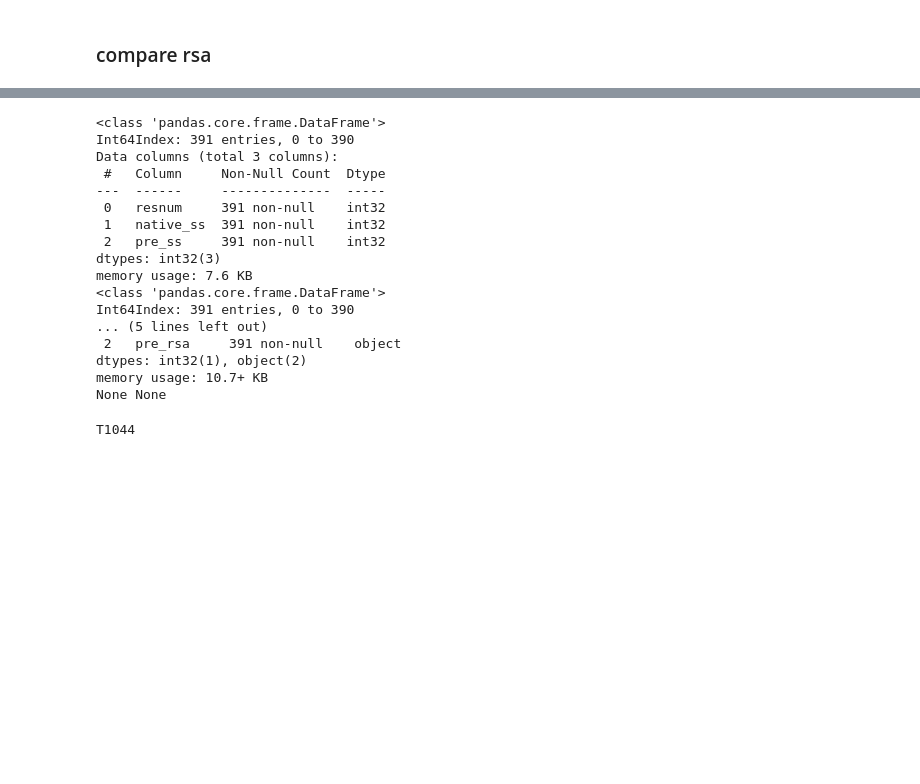
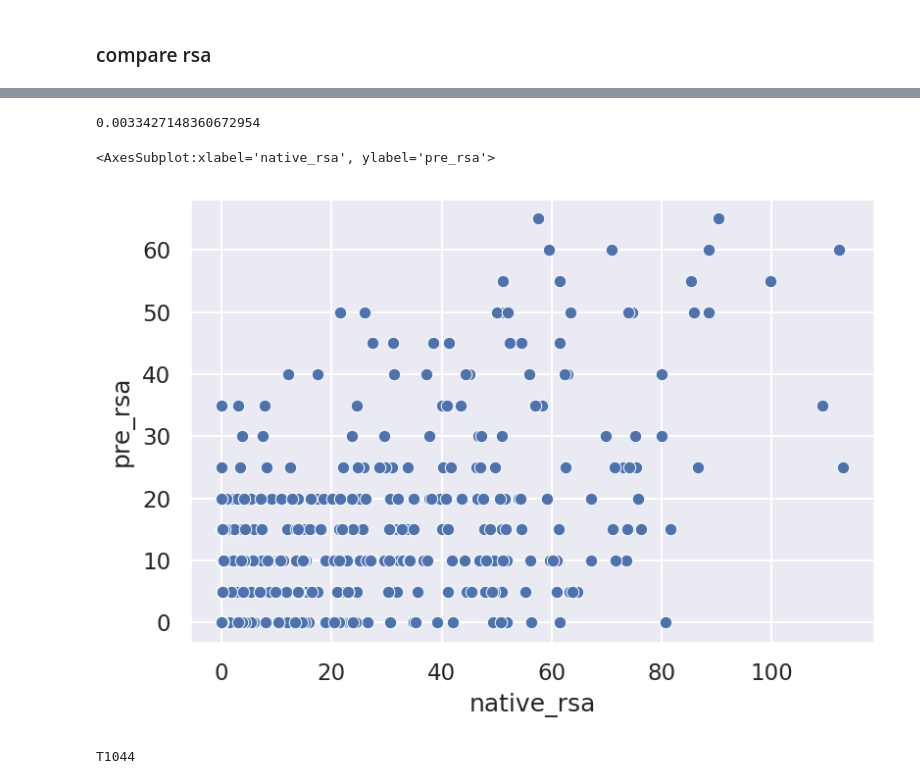
Before and after one commit to yutake27/casp, a Jupyter notebook: casp14/src/get_evol_info_reliability.ipynb, the cells around one changed output, grey strips where cells are left out. Saved outputs shown, nothing was run; the diff lists cells and outputs as text; code cells hidden in the pictures; blank space fills up the shorter version.

```diff
--- a/casp14/src/get_evol_info_reliability.ipynb
+++ b/casp14/src/get_evol_info_reliability.ipynb
@@ -104,27 +105,12 @@ get_rsa('T1024')
 391 rows × 3 columns
-# %%
-target = 'T1024'
-ss = get_ss(target)
-rsa = get_rsa(target)
-print(ss.info(), rsa.info())
-# %% [output]
-<class 'pandas.core.frame.DataFrame'>
-Int64Index: 391 entries, 0 to 390
-Data columns (total 3 columns):
- #   Column     Non-Null Count  Dtype
----  ------     --------------  -----
- 0   resnum     391 non-null    int32
- 1   native_ss  391 non-null    int32
- 2   pre_ss     391 non-null    int32
-dtypes: int32(3)
-memory usage: 7.6 KB
-<class 'pandas.core.frame.DataFrame'>
-Int64Index: 391 entries, 0 to 390
-... (5 lines left out)
- 2   pre_rsa     391 non-null    object
-dtypes: int32(1), object(2)
-memory usage: 10.7+ KB
-None None
+# %%
+sdf = get_rsa('T1024')
+print(metrics.r2_score(np.array(sdf['native_rsa']), np.array(sdf['pre_rsa'])))
+sns.scatterplot(data=sdf, x='native_rsa', y='pre_rsa')
+# %% [output]
+0.0033427148360672954
+<AxesSubplot:xlabel='native_rsa', ylabel='pre_rsa'>
+[figure, added]
 # %%
 native_pdb_dir = Path('../native')
 df_array = []
```
Also changed, not shown: parts of 7 cells of this notebook, 6 other files.
